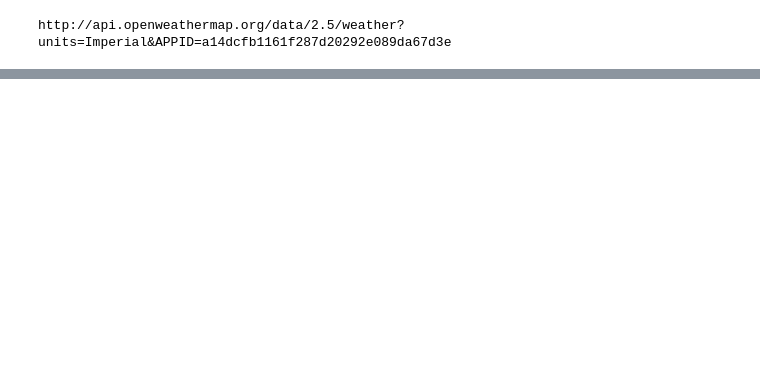
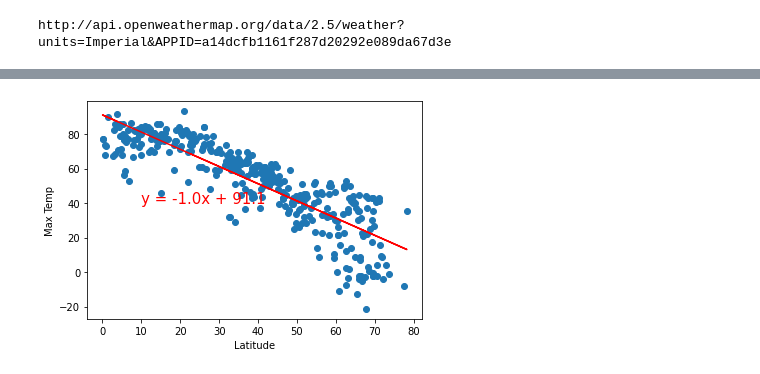
Before and after one commit to Mattiejordan/World_Weather_Analysis, a Jupyter notebook: WeatherPy.ipynb, the cells around one changed output, grey strips where cells are left out. Cells and saved outputs as stored; diff of their text form; code cells hidden in the pictures; blank space fills up the shorter version.

```diff
--- a/WeatherPy.ipynb
+++ b/WeatherPy.ipynb
@@ -224,0 +372,5 @@ plt.show()
+# %%
+# Create Northern and Southern Hemisphere DataFrames.
+northern_hemi_df = city_data_df.loc[(city_data_df["Lat"] >= 0)]
+southern_hemi_df = city_data_df.loc[(city_data_df["Lat"] < 0)]
+northern_hemi_df
@@ -224,0 +407,28 @@ plt.show()
+# %%
+# Linear regression on the Northern Hemisphere
+#x_values = northern_hemi_df["Lat"]
+#y_values = northern_hemi_df["Max Temp"]
+
+x_values = northern_hemi_df["Lat"]
+y_values = northern_hemi_df["Max Temp"]
+
+# Call the function.
+plot_linear_regression(x_values, y_values,'Linear Regression on the Northern Hemisphere \n for Maximum Temperature','Max Temp', (10,40))
+#regress_values = x_values * slope + intercept
+#plt.scatter(x_values,y_values)
+#plt.plot(x_values,regress_values,"r")
+#plt.show()
+
+# Plot the regression line with the x-values and the y coordinates based on the intercept and slope.
+#plt.plot_linear_regression("Lat" ,regress_values,"Max Temp")
+# Annotate the text for the line equation and add its coordinates.
+#plt.annotate(line_eq, (10,40), fontsize=15, color="red")
+#plt.xlabel('Latitude')
+#plt.ylabel('Temp')
+#plt.show()
+
+#If the equation for the regression line doesn't show up on your graph,
+#you can change the text_coordinates until you see the equation.
+# Linear regression on the Southern Hemisphere
+# %% [output]
+[figure, added]
```
Also changed, not shown: parts of 22 cells of this notebook.
